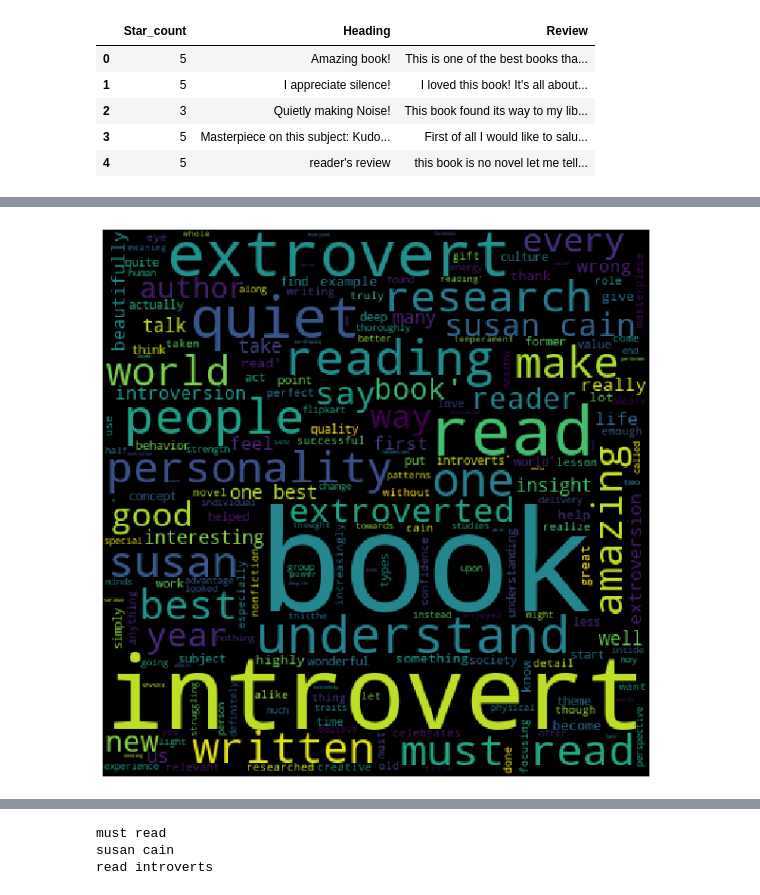
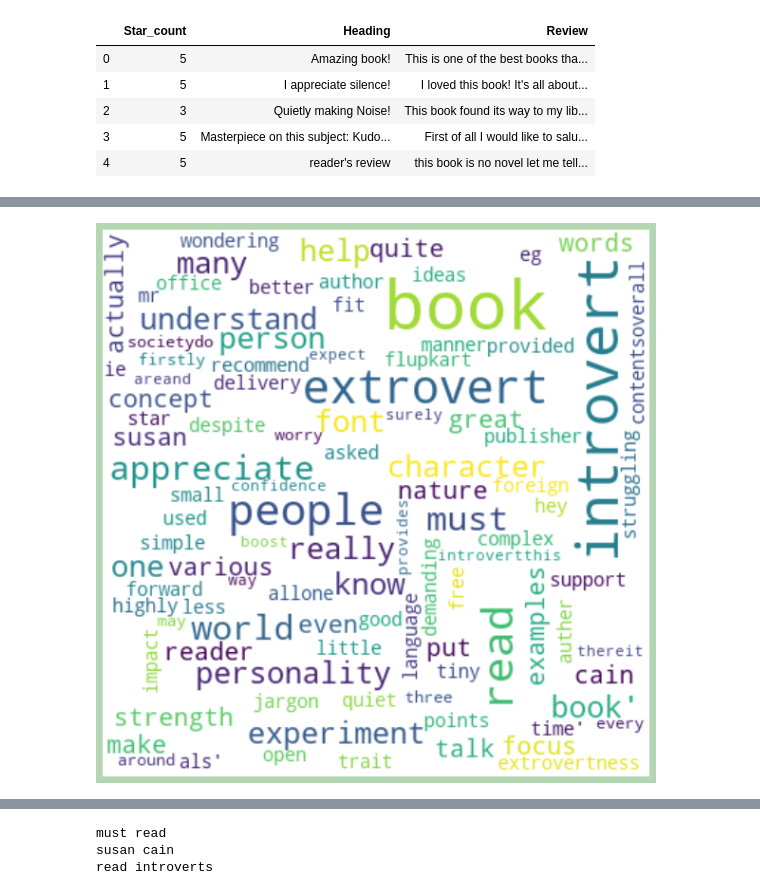
Before and after one commit to TheR2D3/Flipkart_Parser, a Jupyter notebook: Visualizer_V1.ipynb, the cells around one changed output, grey strips where cells are left out. Drawn from its saved outputs; the diff is of its cells as text; code cells hidden in the pictures.

```diff
--- a/Visualizer_V1.ipynb
+++ b/Visualizer_V1.ipynb
@@ -263,13 +262,14 @@ data_set_final['Star_count'] = data_set_temp['Star_count'].copy()
 from wordcloud import WordCloud
 import matplotlib.pyplot as plt
 def generate_wordcloud(words):
-    word_cloud = WordCloud(width = 400, height = 400, background_color='black').generate(words)
-    plt.figure(figsize=(10,8),facecolor = 'white', edgecolor='blue')
-    plt.imshow(word_cloud)
+    word_cloud = WordCloud(max_font_size=50, max_words=100, background_color="white", width = 400,            height = 400).generate(words)
+    plt.figure(figsize=(10,8),facecolor = '#b5d6b2', edgecolor='blue')
+    plt.imshow(word_cloud,interpolation="bilinear")
     plt.axis('off')
     plt.tight_layout(pad=0)
     plt.show()
+    word_cloud.to_file("/home/ubuntu/Desktop/Diwakar/Works/AI_ML/NLP/Flipkart_parser/word_cloud.png")
 # %%
-generate_wordcloud(str(data_set_final[(data_set_final['Star_count'] == 5)]['Review'].values))
+generate_wordcloud(str(data_set_final[(data_set_final['Star_count'] == 4)]['Review'].values))
 # %% [output]
-[figure, old version]
+[figure, new version]
```
Also changed, not shown: parts of 4 cells of this notebook, 8 other files.
